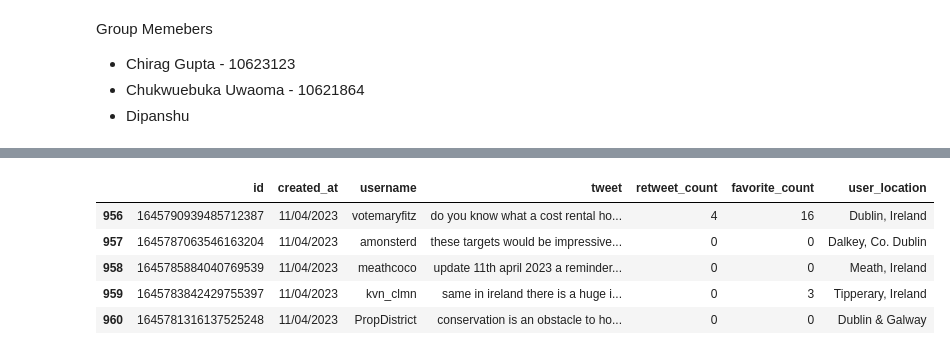
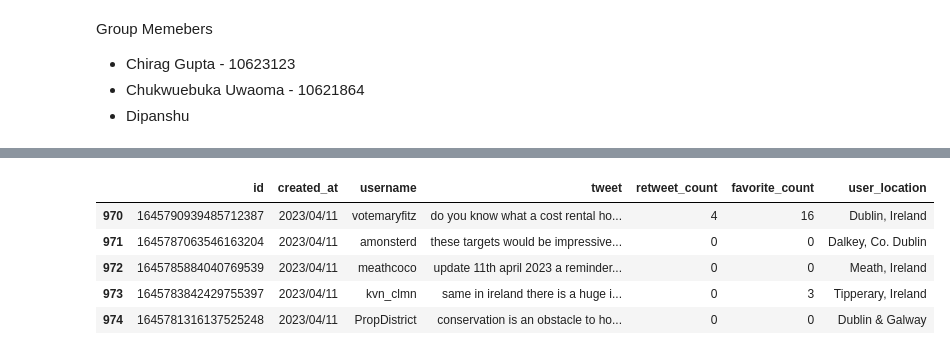
Before and after one commit to VirgilUwaoma/twitterwebscraping, a Jupyter notebook: programming_ca_two.ipynb, the cells around one changed output, grey strips where cells are left out. Cells and saved outputs as stored; diff of their text form; code cells hidden in the pictures.

```diff
--- a/programming_ca_two.ipynb
+++ b/programming_ca_two.ipynb
@@ -116,8 +96,8 @@ df.head()
 # %%
 connection = mysql.connector.connect(host='localhost',
-                                         database='ca',
-                                         user='root',
-                                         password='Virgxl.14')
+                                    database='ca',
+                                    user='root',
+                                    password='root')
 # %%
 # SQL query to create a table and inserting the columns name in it.
 mySql_insert_query = 'CREATE TABLE if not exists api (id int(22) primary key ,created_at DATE, \
@@ -140,31 +120,30 @@ df.to_sql('api', con = engine, if_exists = 'replace',index = False, chunksize =
 # %%
 # Data retrieve from DB and insert into pd df
 
 # Define a MySQL query "sql_query" to select all columns from the "api" table.
 sql_query = "SELECT * FROM api"
 
 # Use the cursor's "execute()" method to execute the MySQL query.
 cursor.execute(sql_query)
 
 # Use the cursor's "fetchall()" method to fetch all the rows returned by the MySQL query.
 result = cursor.fetchall()
 
 # Convert the fetched rows into a Pandas DataFrame "data" using the "pd.DataFrame()" function.
 data=pd.DataFrame(result)
 
 # Rename the columns of the DataFrame using the "columns" attribute of the DataFrame.
 data.columns=["id", "created_at", "username", "tweet", "retweet_count", "favorite_count", "user_location"]
 
 # Print the DataFrame "data" to the console.
 data.head()
-data.tail()
 # %% [output]
 |  | id | created_at | username | tweet | retweet_count | favorite_count | user_location |
-| 956 | 1645790939485712387 | 11/04/2023 | votemaryfitz | do you know what a cost rental ho... | 4 | 16 | Dublin, Ireland |
-| 957 | 1645787063546163204 | 11/04/2023 | amonsterd | these targets would be impressive... | 0 | 0 | Dalkey, Co. Dublin |
-| 958 | 1645785884040769539 | 11/04/2023 | meathcoco | update 11th april 2023 a reminder... | 0 | 0 | Meath, Ireland |
-| 959 | 1645783842429755397 | 11/04/2023 | kvn_clmn | same in ireland there is a huge i... | 0 | 3 | Tipperary, Ireland |
-| 960 | 1645781316137525248 | 11/04/2023 | PropDistrict | conservation is an obstacle to ho... | 0 | 0 | Dublin & Galway |
+| 970 | 1645790939485712387 | 2023/04/11 | votemaryfitz | do you know what a cost rental ho... | 4 | 16 | Dublin, Ireland |
+| 971 | 1645787063546163204 | 2023/04/11 | amonsterd | these targets would be impressive... | 0 | 0 | Dalkey, Co. Dublin |
+| 972 | 1645785884040769539 | 2023/04/11 | meathcoco | update 11th april 2023 a reminder... | 0 | 0 | Meath, Ireland |
+| 973 | 1645783842429755397 | 2023/04/11 | kvn_clmn | same in ireland there is a huge i... | 0 | 3 | Tipperary, Ireland |
+| 974 | 1645781316137525248 | 2023/04/11 | PropDistrict | conservation is an obstacle to ho... | 0 | 0 | Dublin & Galway |
 # %%
 # Download necessary resources from NLTK
 # Lemmatize tweet words to base words
```
Also changed, not shown: parts of 9 cells of this notebook, 1 other file.
